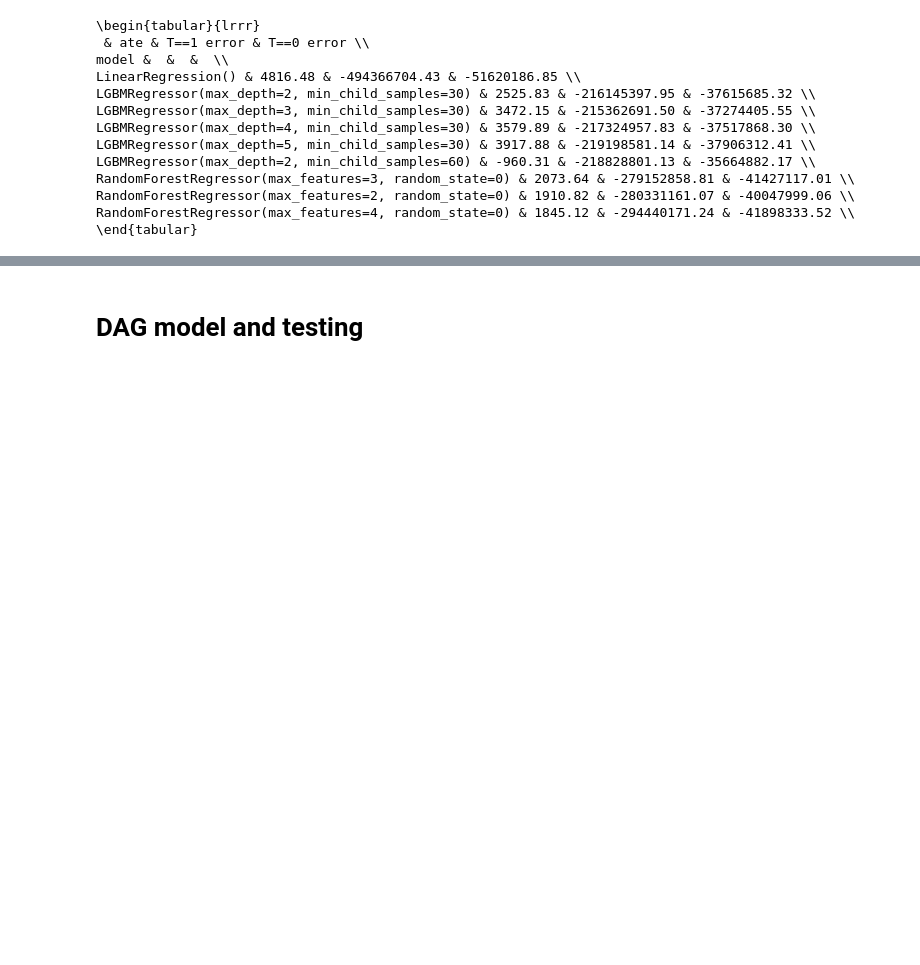
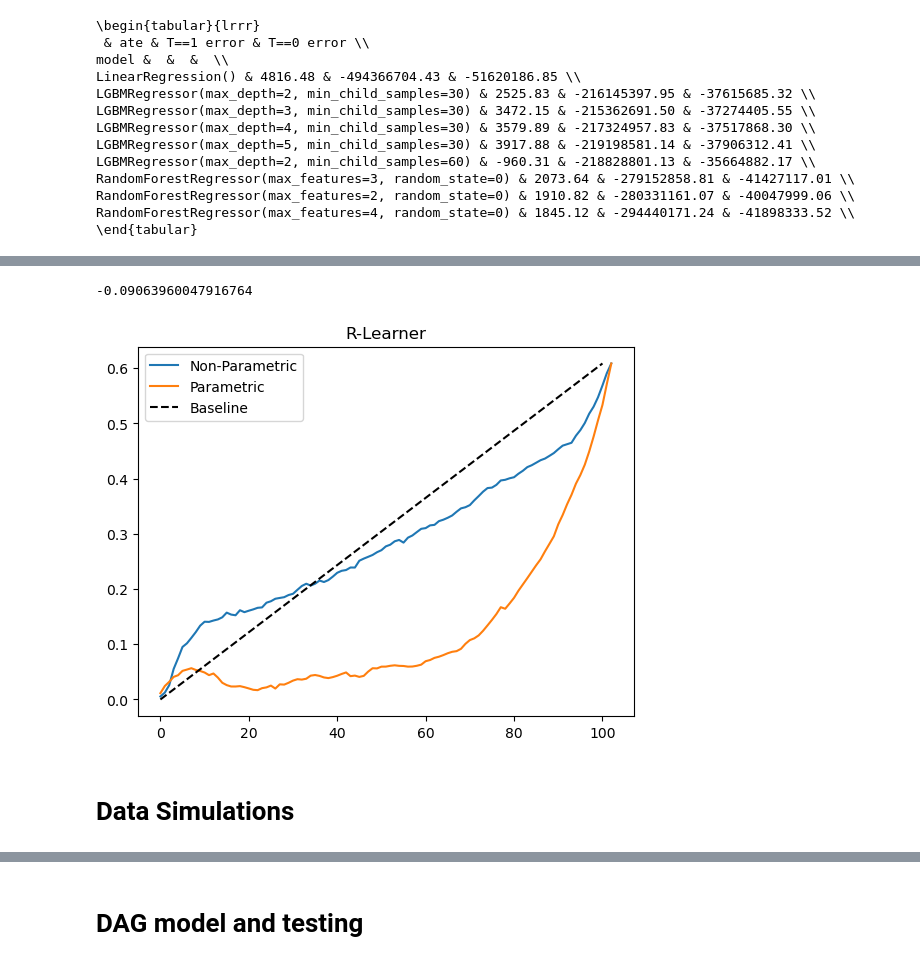
Before and after one commit to MartinMcFarlane/ECO2425-Causal-ML, a Jupyter notebook: Spillovers Project.ipynb, the cells around one changed output, grey strips where cells are left out. Drawn from its saved outputs; the diff is of its cells as text; code cells hidden in the pictures; blank space fills up the shorter version.

Commit message:
added DML and cate data simulation

```diff
--- a/Spillovers Project.ipynb
+++ b/Spillovers Project.ipynb
@@ -1736,0 +1870,8 @@ RandomForestRegressor(max_features=4, random_state=0) & 1845.12 & -294440171.24
+# %%
+# estimate CATE
+# get model with interactions between x's and treatment residual
+final_model_cate = smf.ols(formula='firmval_res ~ spill_res * (pat_count + rxrd + rsales + rppent + emp)', data=train_pred).fit()
+
+cate_test = test.assign(cate=final_model_cate.predict(test.assign(spill_res=1))
+                        - final_model_cate.predict(test.assign(spill_res=0))) # spill_res is continuous and not binary but this works because
+                                                                            # we are just trying to recover the slope of a conditional linear model.
@@ -1736,0 +1880,6 @@ RandomForestRegressor(max_features=4, random_state=0) & 1845.12 & -294440171.24
+# %%
+# create the weights
+w = train_pred["spill_res"] ** 2
+
+# create the transformed target
+y_star = (train_pred["firmval_res"] / train_pred["spill_res"]) #Y tilde / T tilde
@@ -1736,0 +1913,31 @@ RandomForestRegressor(max_features=4, random_state=0) & 1845.12 & -294440171.24
+# %%
+# Train Non-linear Model
+
+final_nlmodel = LGBMRegressor(max_depth=2, min_child_samples=60) # Lowest MSE of the non-linear models
+
+# use a weighted regression ML model to predict the target with the weights.
+final_nlmodel.fit(X=train[X], y=y_star, sample_weight=w); # regressing on y tilde/ t tilde over X set
+
+# get ATE via individual effects
+cate_test_non_param = test.assign(cate=final_nlmodel.predict(test[X]))
+# %%
+ate_non_param = cate_test_non_param['cate'].mean()
+print(ate_non_param)
+# %% [output]
+-0.09063960047916764
+# %%
+# Report results
+
+# gain curve
+gain_curve_test = cumulative_gain(cate_test, "cate", y=y, t=T)
+gain_curve_test_non_param = cumulative_gain(cate_test_non_param, "cate", y=y, t=T)
+
+plt.plot(gain_curve_test_non_param, color="C0", label="Non-Parametric")
+plt.plot(gain_curve_test, color="C1", label="Parametric")
+plt.plot([0, 100], [0, elast(test, y, T)], linestyle="--", color="black", label="Baseline")
+plt.legend();
+plt.title("R-Learner");
+# %% [output]
+[figure, added]
+# %% [markdown]
+# Data Simulations
```
Also changed, not shown: parts of 32 cells of this notebook.
